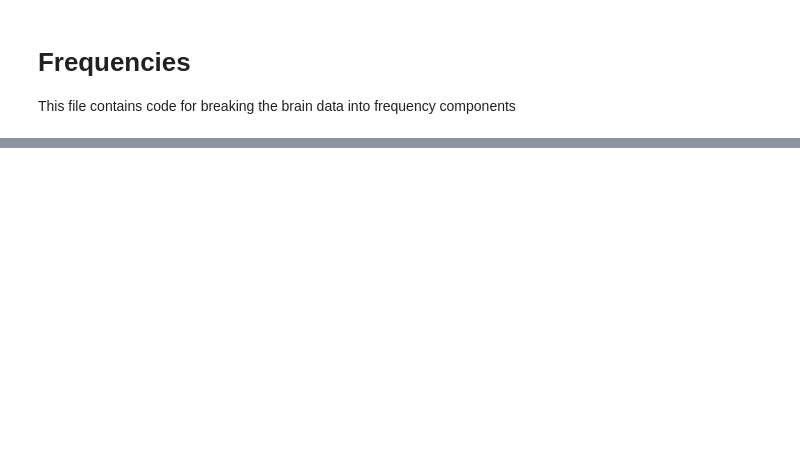
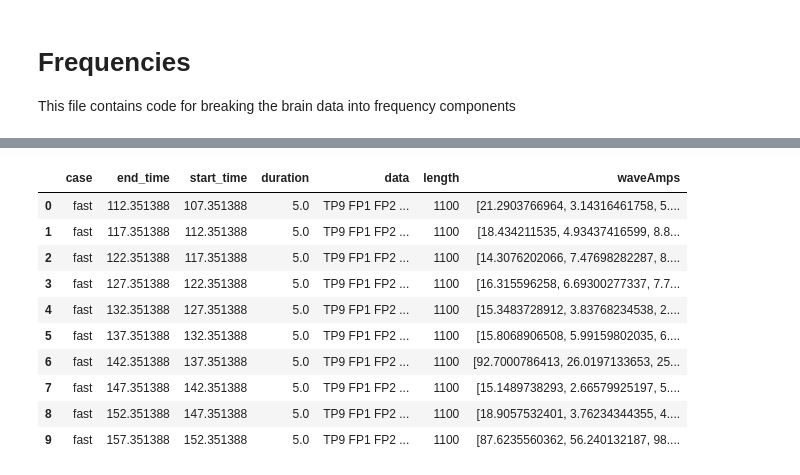
Before and after one commit to HALtheWise/neurotech-bmi, a Jupyter notebook: frequencies.ipynb, the cells around one changed output, grey strips where cells are left out. Drawn from its saved outputs; the diff is of its cells as text; code cells hidden in the pictures; blank space fills up the shorter version.

```diff
--- a/frequencies.ipynb
+++ b/frequencies.ipynb
@@ -87,0 +102,15 @@ delta_amp
+# %%
+def plotFFT(df):
+    avg_freq = (np.fft.fft(df['FP1']) + np.fft.fft(df['FP2']) + np.fft.fft(df['TP9']) + np.fft.fft(df['TP10']))/4
+    positive_data = np.array(np.absolute(avg_freq[:len(avg_freq)/2]))
+
+    freq = np.transpose(np.array(range(len(positive_data)))/(len(avg_freq)/s['srate']))
+
+    plt.plot(freq[10:], positive_data[10:])
+    plt.xlabel('Frequency(hz)')
+    plt.ylabel('Amplitude')
+# %%
+for _, row in zip(range(10), chunks.itertuples()):
+    plotFFT(row.data)
+    plt.title('Case: '+row.case)
+    plt.show()
@@ -114 +158,16 @@ def waveAmps(recorded_data, num_trials):
     return waves
+# %%
+uchunks['waveAmps']=[waveAmps(row.data) for row in uchunks.itertuples()]
+uchunks.head(10)
+# %% [output]
+|  | case | end_time | start_time | duration | data | length | waveAmps |
+| 0 | fast | 112.351388 | 107.351388 | 5.0 | TP9 FP1 FP2 ... | 1100 | [21.2903766964, 3.14316461758, 5.... |
+| 1 | fast | 117.351388 | 112.351388 | 5.0 | TP9 FP1 FP2 ... | 1100 | [18.434211535, 4.93437416599, 8.8... |
+| 2 | fast | 122.351388 | 117.351388 | 5.0 | TP9 FP1 FP2 ... | 1100 | [14.3076202066, 7.47698282287, 8.... |
+| 3 | fast | 127.351388 | 122.351388 | 5.0 | TP9 FP1 FP2 ... | 1100 | [16.315596258, 6.69300277337, 7.7... |
+| 4 | fast | 132.351388 | 127.351388 | 5.0 | TP9 FP1 FP2 ... | 1100 | [15.3483728912, 3.83768234538, 2.... |
+| 5 | fast | 137.351388 | 132.351388 | 5.0 | TP9 FP1 FP2 ... | 1100 | [15.8068906508, 5.99159802035, 6.... |
+| 6 | fast | 142.351388 | 137.351388 | 5.0 | TP9 FP1 FP2 ... | 1100 | [92.7000786413, 26.0197133653, 25... |
+| 7 | fast | 147.351388 | 142.351388 | 5.0 | TP9 FP1 FP2 ... | 1100 | [15.1489738293, 2.66579925197, 5.... |
+| 8 | fast | 152.351388 | 147.351388 | 5.0 | TP9 FP1 FP2 ... | 1100 | [18.9057532401, 3.76234344355, 4.... |
+| 9 | fast | 157.351388 | 152.351388 | 5.0 | TP9 FP1 FP2 ... | 1100 | [87.6235560362, 56.240132187, 98.... |
```
Also changed, not shown: parts of 11 cells of this notebook, 1 other file.
